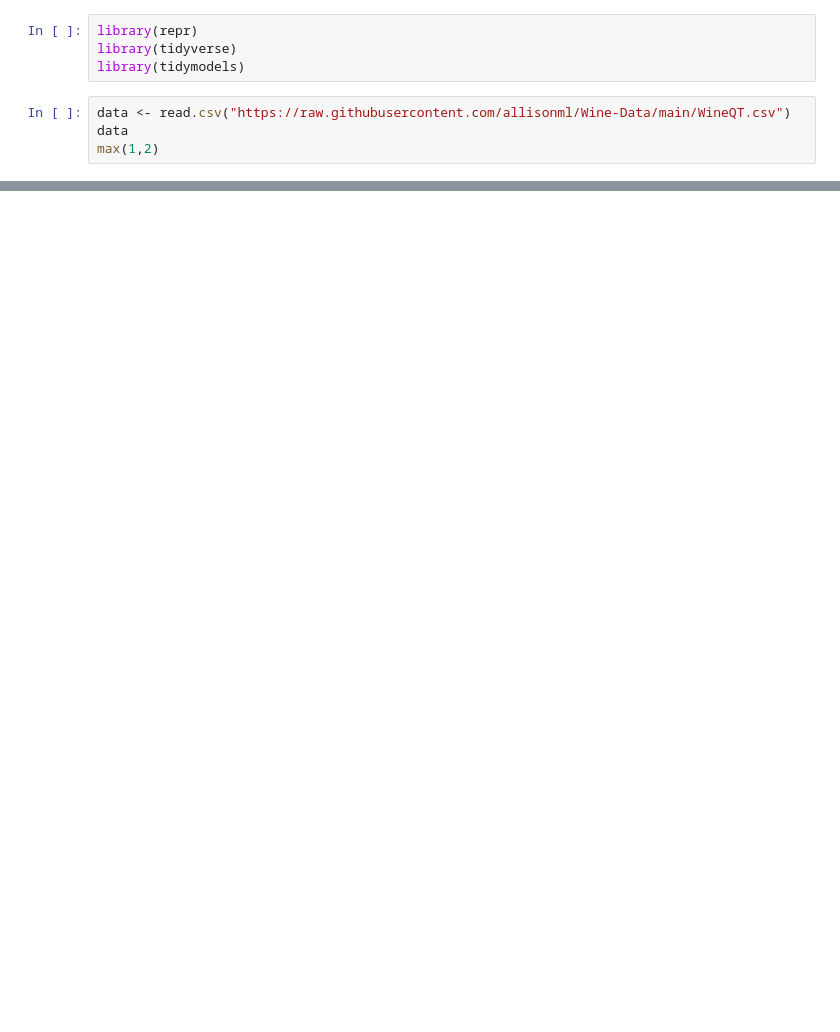
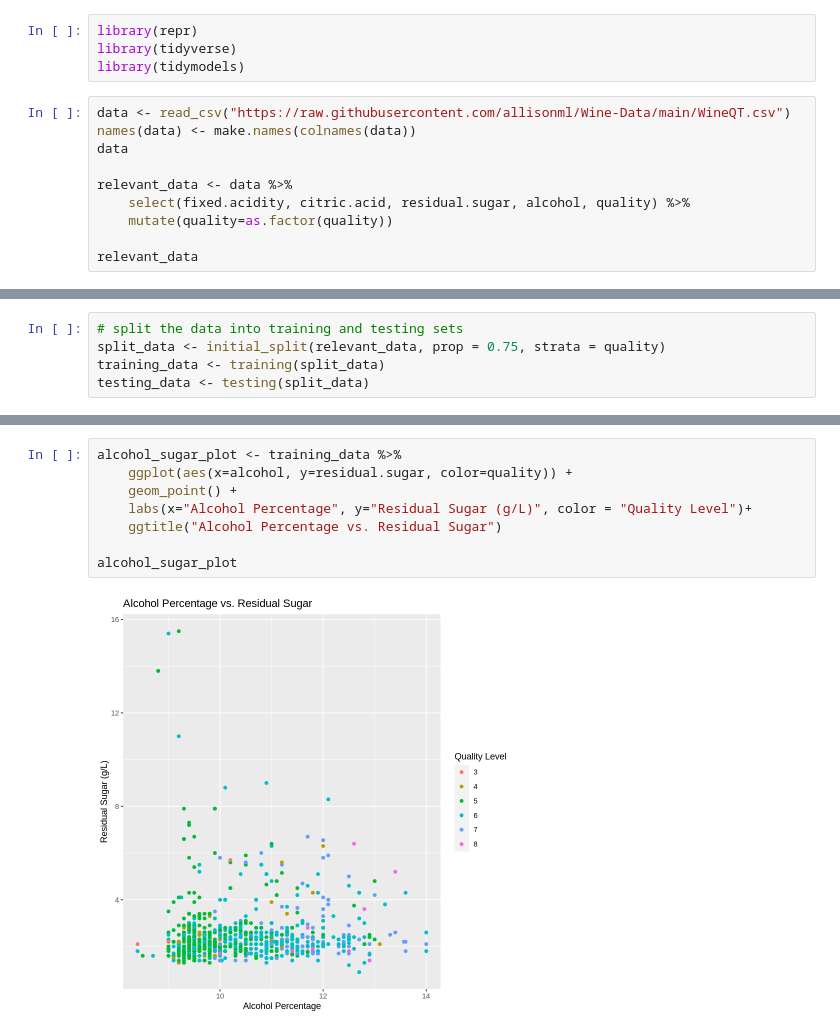
Before and after one commit to allisonml/DSCI-Proposal, a Jupyter notebook: Untitled.ipynb, the cells around one changed output, grey strips where cells are left out. Saved outputs shown, nothing was run; the diff lists cells and outputs as text; blank space fills up the shorter version.

Commit message:
Split data, added summary tables

```diff
--- a/Untitled.ipynb
+++ b/Untitled.ipynb
@@ -3,7 +5,13 @@ library(repr)
 library(tidyverse)
 library(tidymodels)
 # %%
-data <- read.csv("https://raw.githubusercontent.com/allisonml/Wine-Data/main/WineQT.csv")
+data <- read_csv("https://raw.githubusercontent.com/allisonml/Wine-Data/main/WineQT.csv")
+names(data) <- make.names(colnames(data))
 data
-max(1,2)
+
+relevant_data <- data %>%
+    select(fixed.acidity, citric.acid, residual.sugar, alcohol, quality) %>%
+    mutate(quality=as.factor(quality))
+
+relevant_data
 # %% [output]
@@ -29,0 +72,5 @@ A data.frame: 1143 × 13
+# %%
+# split the data into training and testing sets
+split_data <- initial_split(relevant_data, prop = 0.75, strata = quality)
+training_data <- training(split_data)
+testing_data <- testing(split_data)
@@ -29,0 +131,10 @@ A data.frame: 1143 × 13
+# %%
+alcohol_sugar_plot <- training_data %>%
+    ggplot(aes(x=alcohol, y=residual.sugar, color=quality)) +
+    geom_point() +
+    labs(x="Alcohol Percentage", y="Residual Sugar (g/L)", color = "Quality Level")+
+    ggtitle("Alcohol Percentage vs. Residual Sugar")
+
+alcohol_sugar_plot
+# %% [output]
+[figure, added]
```
Also changed, not shown: parts of 5 cells of this notebook.
